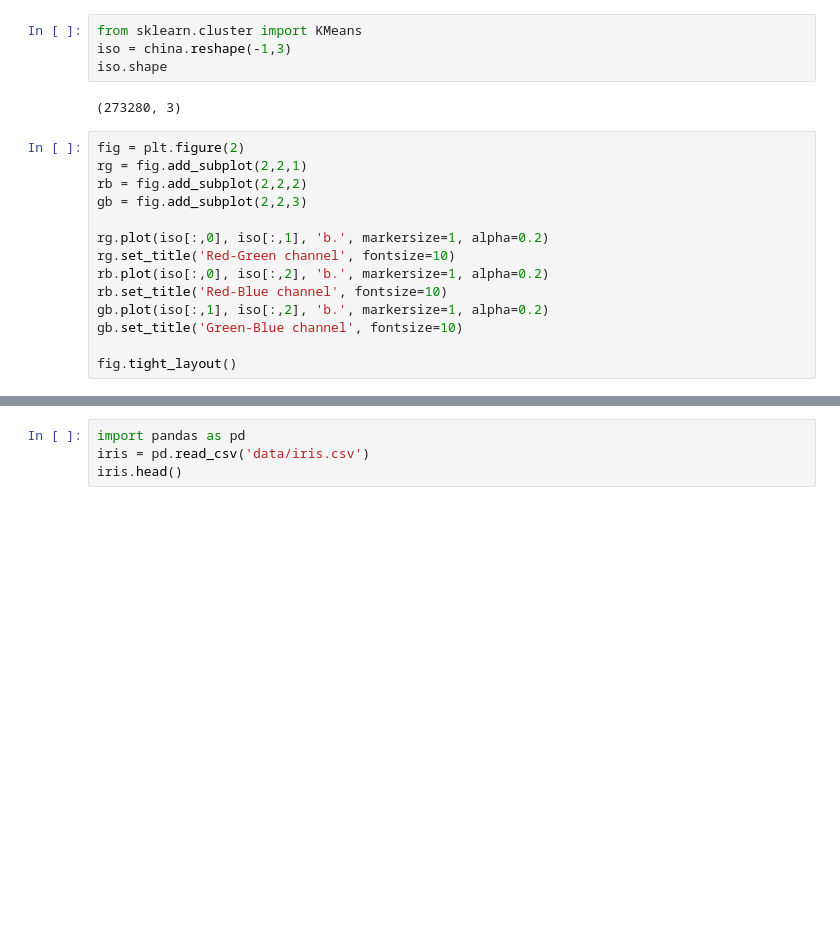
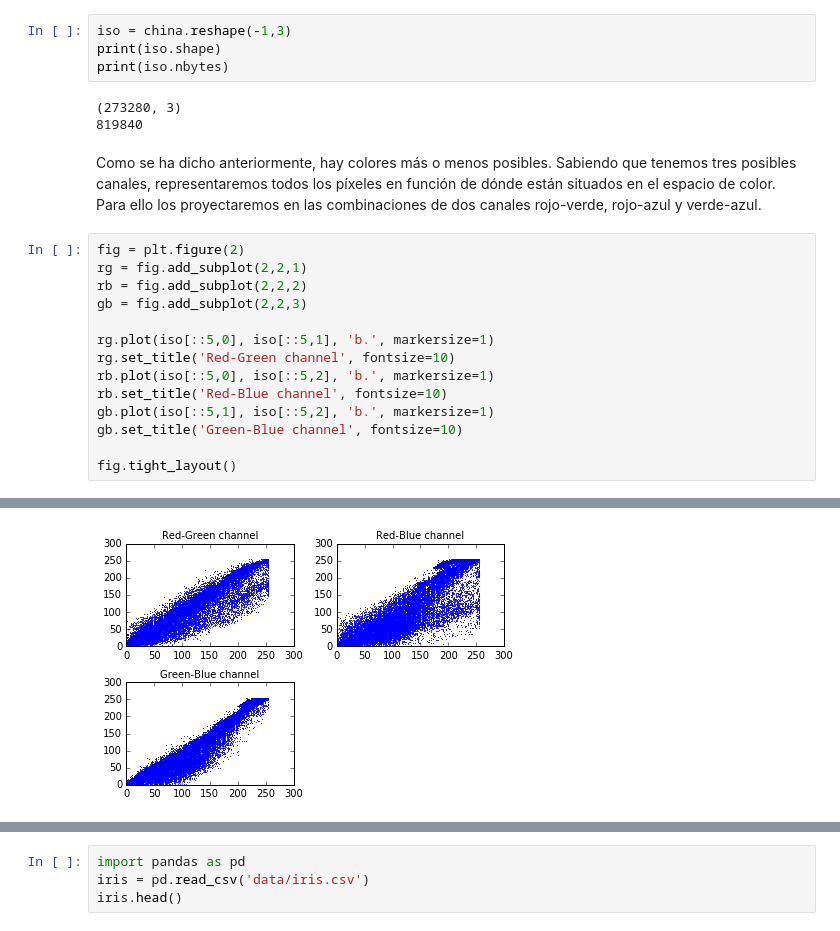
Before and after one commit to ekergy/jupyter_notebooks, a Jupyter notebook: curso/6-ML.ipynb, the cells around one changed output, grey strips where cells are left out. Cells and saved outputs as stored; diff of their text form; blank space fills up the shorter version.

```diff
--- a/curso/6-ML.ipynb
+++ b/curso/6-ML.ipynb
@@ -46,20 +62,23 @@ Queremos comprimir esta imagen reduciendo el número de colores de $256^3$ a 32
 # %%
-from sklearn.cluster import KMeans
 iso = china.reshape(-1,3)
-iso.shape
+print(iso.shape)
+print(iso.nbytes)
 # %% [output]
 (273280, 3)
+819840
+# %% [markdown]
+Como se ha dicho anteriormente, hay colores más o menos posibles. Sabiendo que tenemos tres posibles canales, representaremos todos los píxeles en función de dónde están situados en el espacio de color. Para ello los proyectaremos en las combinaciones de dos canales rojo-verde, rojo-azul y verde-azul.
 # %%
 fig = plt.figure(2)
 rg = fig.add_subplot(2,2,1)
 rb = fig.add_subplot(2,2,2)
 gb = fig.add_subplot(2,2,3)
 
-rg.plot(iso[:,0], iso[:,1], 'b.', markersize=1, alpha=0.2)
+rg.plot(iso[::5,0], iso[::5,1], 'b.', markersize=1)
 rg.set_title('Red-Green channel', fontsize=10)
-rb.plot(iso[:,0], iso[:,2], 'b.', markersize=1, alpha=0.2)
+rb.plot(iso[::5,0], iso[::5,2], 'b.', markersize=1)
 rb.set_title('Red-Blue channel', fontsize=10)
-gb.plot(iso[:,1], iso[:,2], 'b.', markersize=1, alpha=0.2)
+gb.plot(iso[::5,1], iso[::5,2], 'b.', markersize=1)
 gb.set_title('Green-Blue channel', fontsize=10)
 
 fig.tight_layout()
@@ -68,0 +86 @@ fig.tight_layout()
+[figure, added]
```
Also changed, not shown: parts of 23 cells of this notebook, 2 other files.
